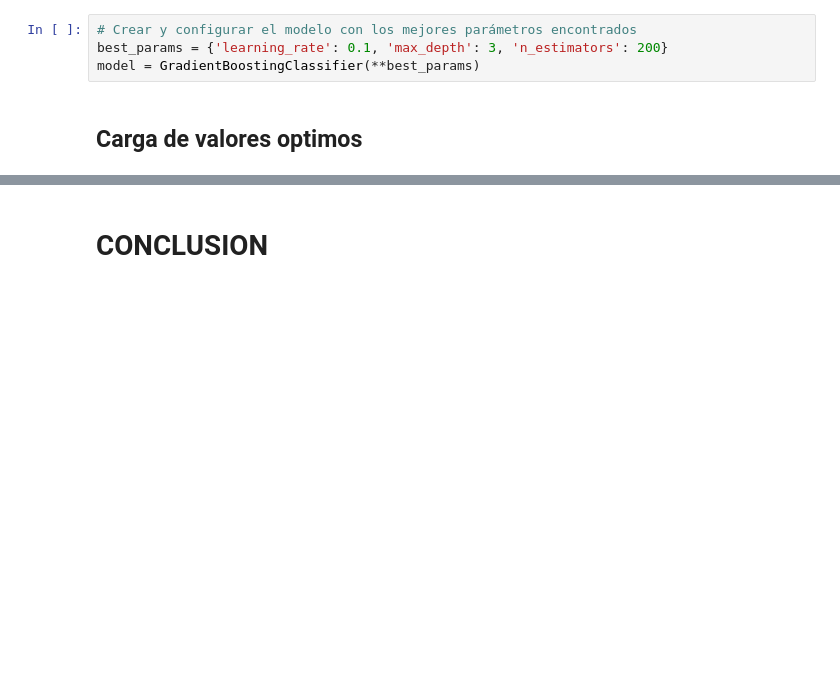
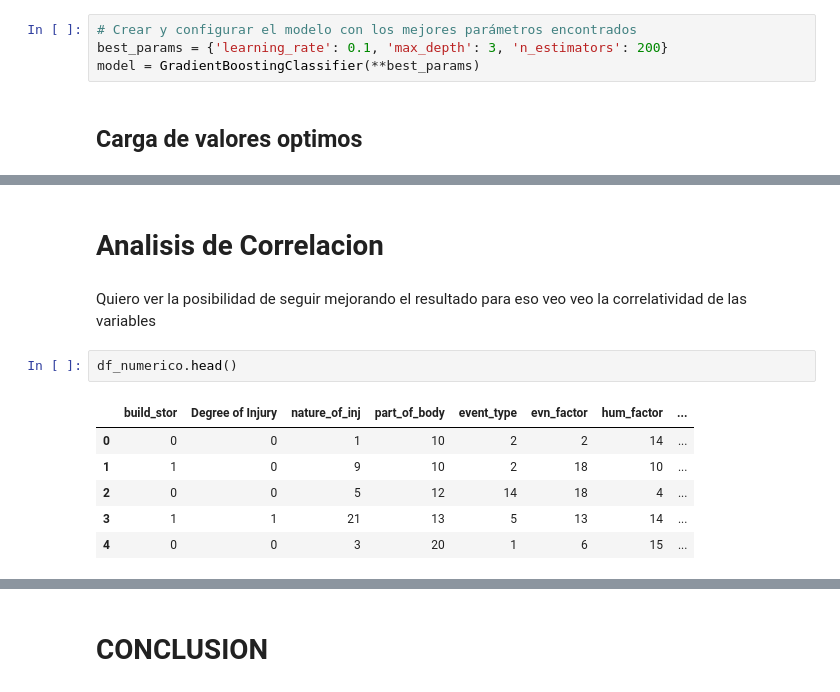
Before and after one commit to FernandoMurray1985/DataScience, a Jupyter notebook: Proyecto_ParteIII_FernandoMurray.ipynb, the cells around one changed output, grey strips where cells are left out. Drawn from its saved outputs; the diff is of its cells as text; blank space fills up the shorter version.

```diff
--- a/Proyecto_ParteIII_FernandoMurray.ipynb
+++ b/Proyecto_ParteIII_FernandoMurray.ipynb
@@ -648,0 +648,13 @@ weighted avg       0.88      0.88      0.87       485
+# %% [markdown]
+# Analisis de Correlacion
+# %% [markdown]
+Quiero ver la posibilidad de seguir mejorando el resultado para eso veo veo la correlatividad de las variables
+# %%
+df_numerico.head()
+# %% [output]
+|  | build_stor | Degree of Injury | nature_of_inj | part_of_body | event_type | evn_factor | hum_factor | ... |
+| 0 | 0 | 0 | 1 | 10 | 2 | 2 | 14 | ... |
+| 1 | 1 | 0 | 9 | 10 | 2 | 18 | 10 | ... |
+| 2 | 0 | 0 | 5 | 12 | 14 | 18 | 4 | ... |
+| 3 | 1 | 1 | 21 | 13 | 5 | 13 | 14 | ... |
+| 4 | 0 | 0 | 3 | 20 | 1 | 6 | 15 | ... |
```
Also changed, not shown: parts of 9 cells of this notebook.
